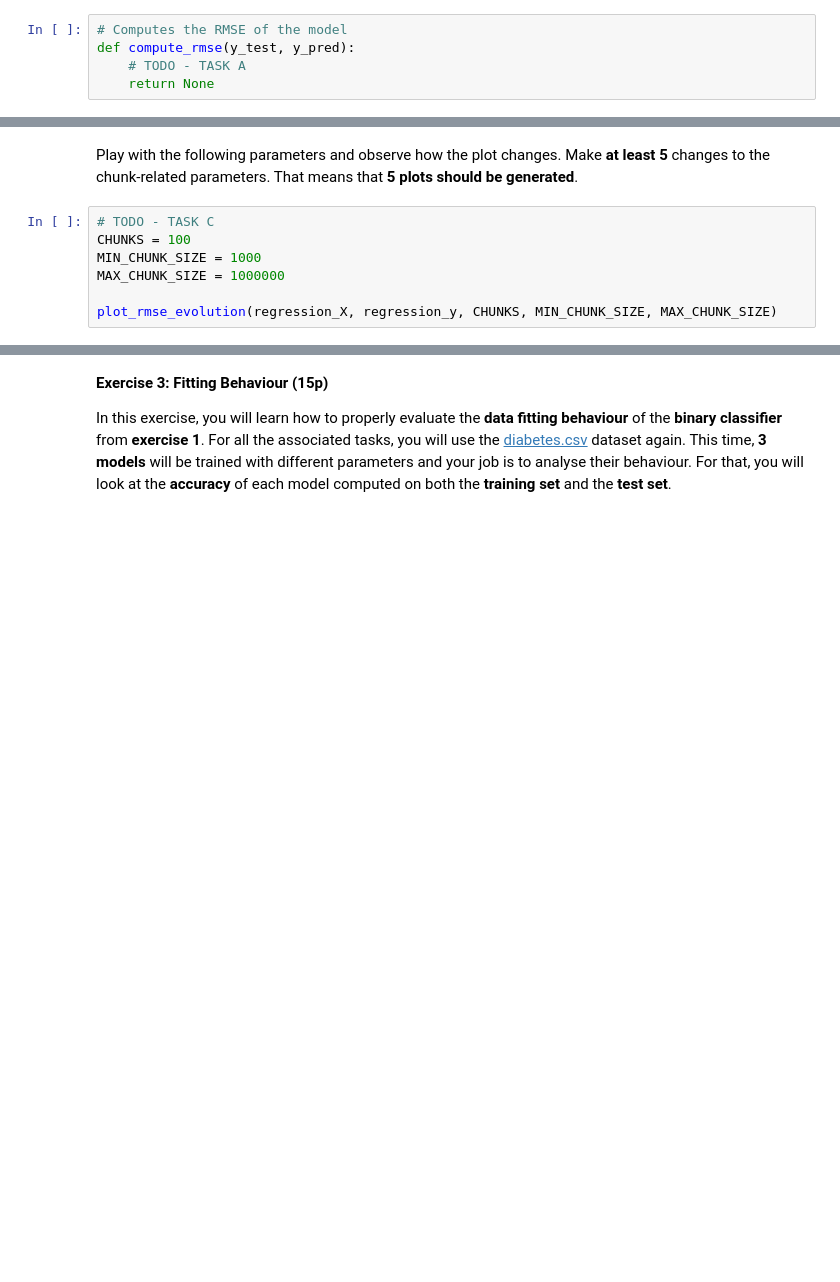
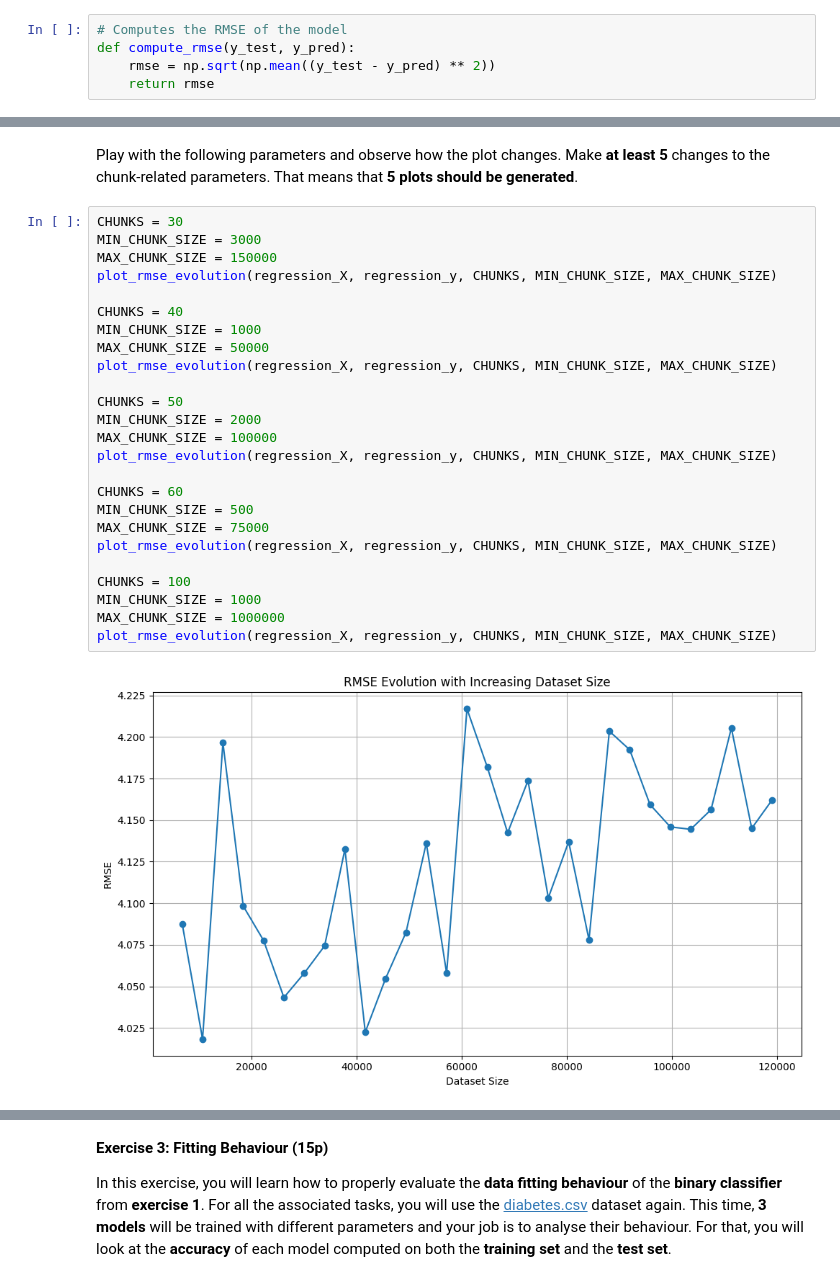
Before and after one commit to Dragos-Filipescu/EP-Labs, a Jupyter notebook: Machine_Learning_Introduction.ipynb, the cells around one changed output, grey strips where cells are left out. Cells and saved outputs as stored; diff of their text form; blank space fills up the shorter version.

```diff
--- a/Machine_Learning_Introduction.ipynb
+++ b/Machine_Learning_Introduction.ipynb
@@ -503,8 +507,8 @@ rmse = list(np.sqrt(np.sum((y_test - y_pred) ** 2) / len(y_test)))[0]
 # %%
 # Computes the RMSE of the model
 def compute_rmse(y_test, y_pred):
-    # TODO - TASK A
-    return None
+    rmse = np.sqrt(np.mean((y_test - y_pred) ** 2))
+    return rmse
 # %% [markdown]
 ---
 > #### 🚨🚨🚨 We know that **MAE** was not covered in the first section of this laboratory class and that is why you must use your powerful [Google](https://www.google.com/search?q=mean+absolute+error&oq=mean+absolute+error) skills to solve this one. 😊
@@ -607,9 +650,29 @@ def plot_rmse_evolution(X, y, chunks, min_chunk_size, max_chunk_size):
 # %% [markdown]
 Play with the following parameters and observe how the plot changes. Make **at least 5** changes to the chunk-related parameters. That means that **5 plots should be generated**.
-# %%
-# TODO - TASK C
-CHUNKS = 100
-MIN_CHUNK_SIZE = 1000
-MAX_CHUNK_SIZE = 1000000
-
-plot_rmse_evolution(regression_X, regression_y, CHUNKS, MIN_CHUNK_SIZE, MAX_CHUNK_SIZE)
+# %%
+CHUNKS = 30
+MIN_CHUNK_SIZE = 3000
+MAX_CHUNK_SIZE = 150000
+plot_rmse_evolution(regression_X, regression_y, CHUNKS, MIN_CHUNK_SIZE, MAX_CHUNK_SIZE)
+
+CHUNKS = 40
+MIN_CHUNK_SIZE = 1000
+MAX_CHUNK_SIZE = 50000
+plot_rmse_evolution(regression_X, regression_y, CHUNKS, MIN_CHUNK_SIZE, MAX_CHUNK_SIZE)
+
+CHUNKS = 50
+MIN_CHUNK_SIZE = 2000
+MAX_CHUNK_SIZE = 100000
+plot_rmse_evolution(regression_X, regression_y, CHUNKS, MIN_CHUNK_SIZE, MAX_CHUNK_SIZE)
+
+CHUNKS = 60
+MIN_CHUNK_SIZE = 500
+MAX_CHUNK_SIZE = 75000
+plot_rmse_evolution(regression_X, regression_y, CHUNKS, MIN_CHUNK_SIZE, MAX_CHUNK_SIZE)
+
+CHUNKS = 100
+MIN_CHUNK_SIZE = 1000
+MAX_CHUNK_SIZE = 1000000
+plot_rmse_evolution(regression_X, regression_y, CHUNKS, MIN_CHUNK_SIZE, MAX_CHUNK_SIZE)
+# %% [output]
+[figure, added]
```
Also changed, not shown: parts of 19 cells of this notebook, 2 other files.
